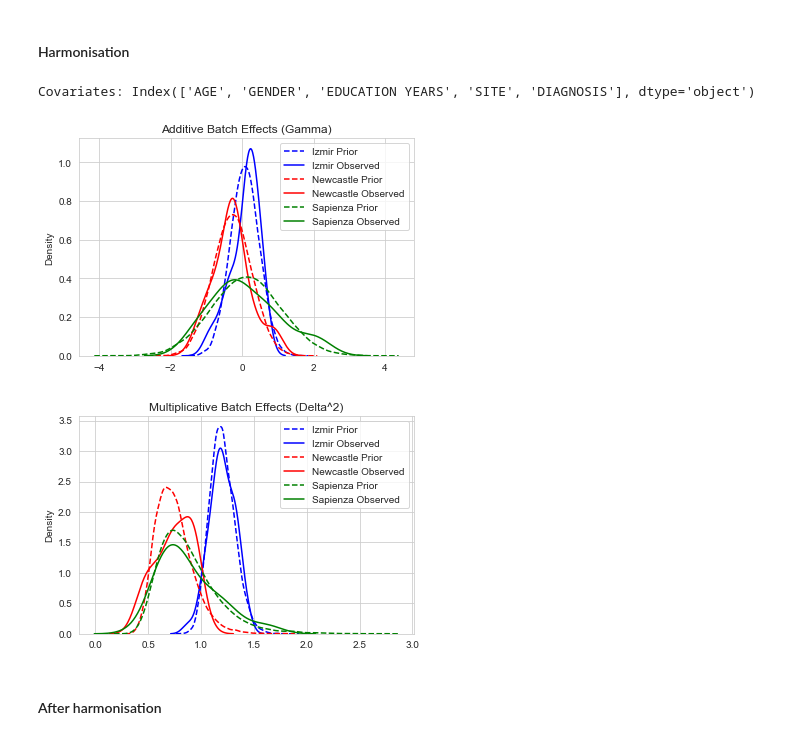
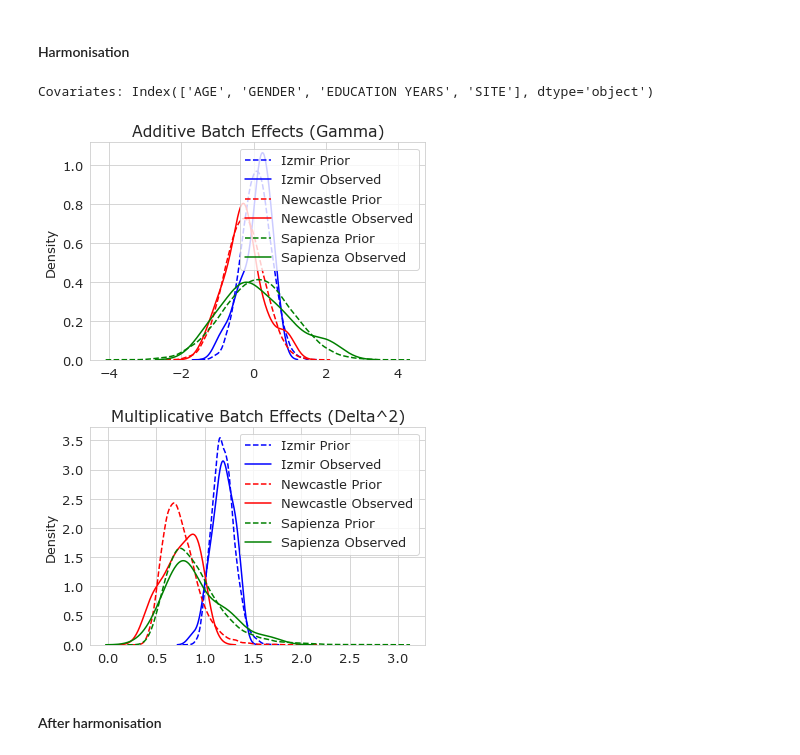
Before and after one commit to jomy-kk/IT-PreEpiSeizures, a Jupyter notebook: phd_journal/roma/experiments/neuroharmonize_gender_age_edu.ipynb, the cells around one changed output. Cells and saved outputs as stored; diff of their text form; code cells hidden in the pictures.

```diff
--- a/phd_journal/roma/experiments/neuroharmonize_gender_age_edu.ipynb
+++ b/phd_journal/roma/experiments/neuroharmonize_gender_age_edu.ipynb
@@ -89,16 +89,16 @@ plot_mean_diffs(datasets, log=True)
 # %%
 # Join all datasets and metadata
 X = pd.concat(datasets.values())
 all_metadata = pd.concat(datasets_metadata.values())
 all_metadata = all_metadata.loc[X.index]  # keep only the metadata of the subjects in X
 assert X.shape[0] == all_metadata.shape[0]
 # NeuroHarmonize
-X = neuro_harmonize(X, all_metadata, cov_age=True, cov_gender=True, cov_education=True)
+X = neuro_harmonize(X, all_metadata, cov_age=True, cov_gender=True, cov_education=True, cov_diagnosis=False)
 datasets_after = {dataset_name: X.loc[datasets[dataset_name].index] for dataset_name in datasets.keys()}
 # %% [output]
-Covariates: Index(['AGE', 'GENDER', 'EDUCATION YEARS', 'SITE', 'DIAGNOSIS'], dtype='object')
+Covariates: Index(['AGE', 'GENDER', 'EDUCATION YEARS', 'SITE'], dtype='object')
-[figure, old version]
+[figure, new version]
-[figure, old version]
+[figure, new version]
 # %%
 X = intra_dataset_norm(X, method='z-score')
 # Put back as it was
```
Also changed, not shown: parts of 14 cells of this notebook, 42 other files.
